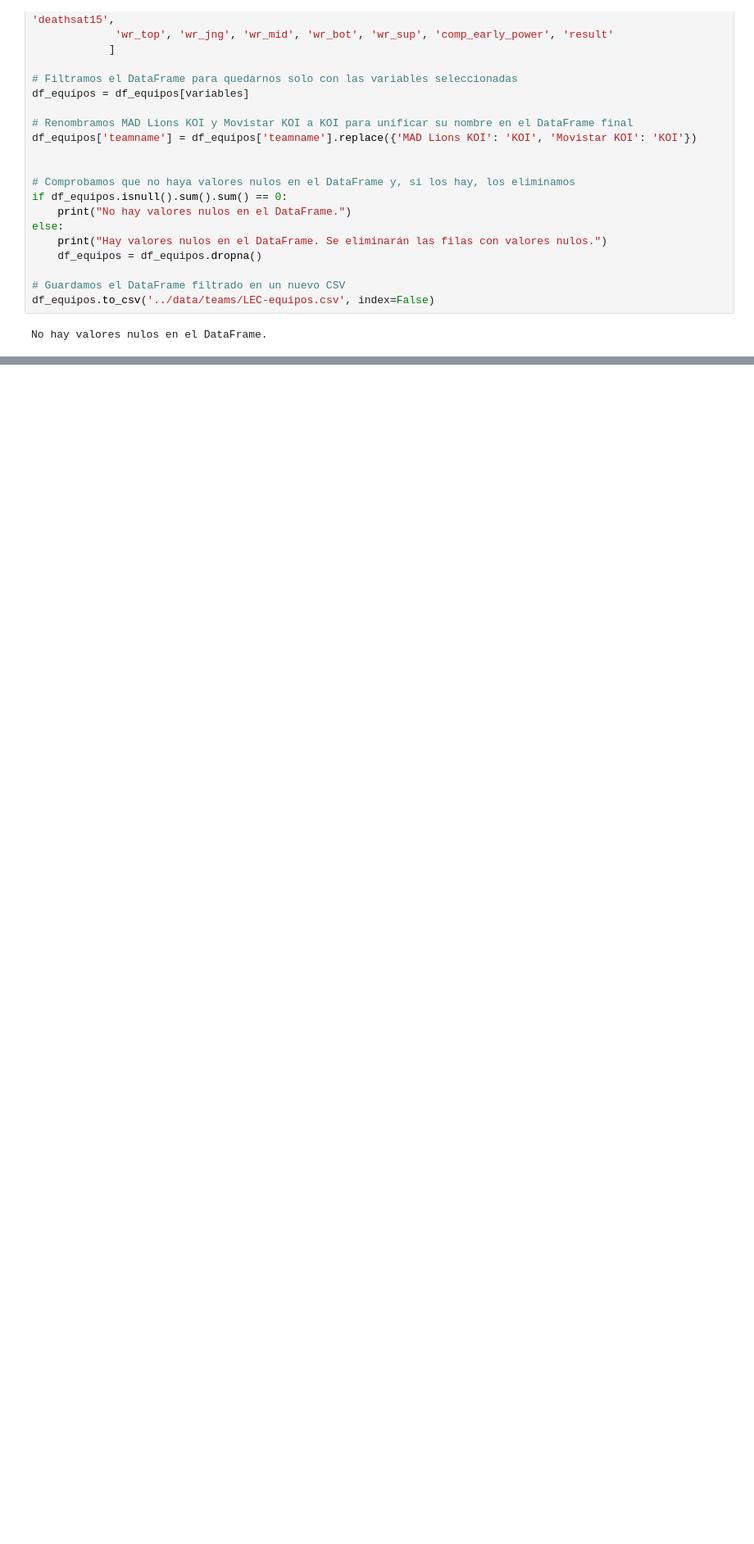
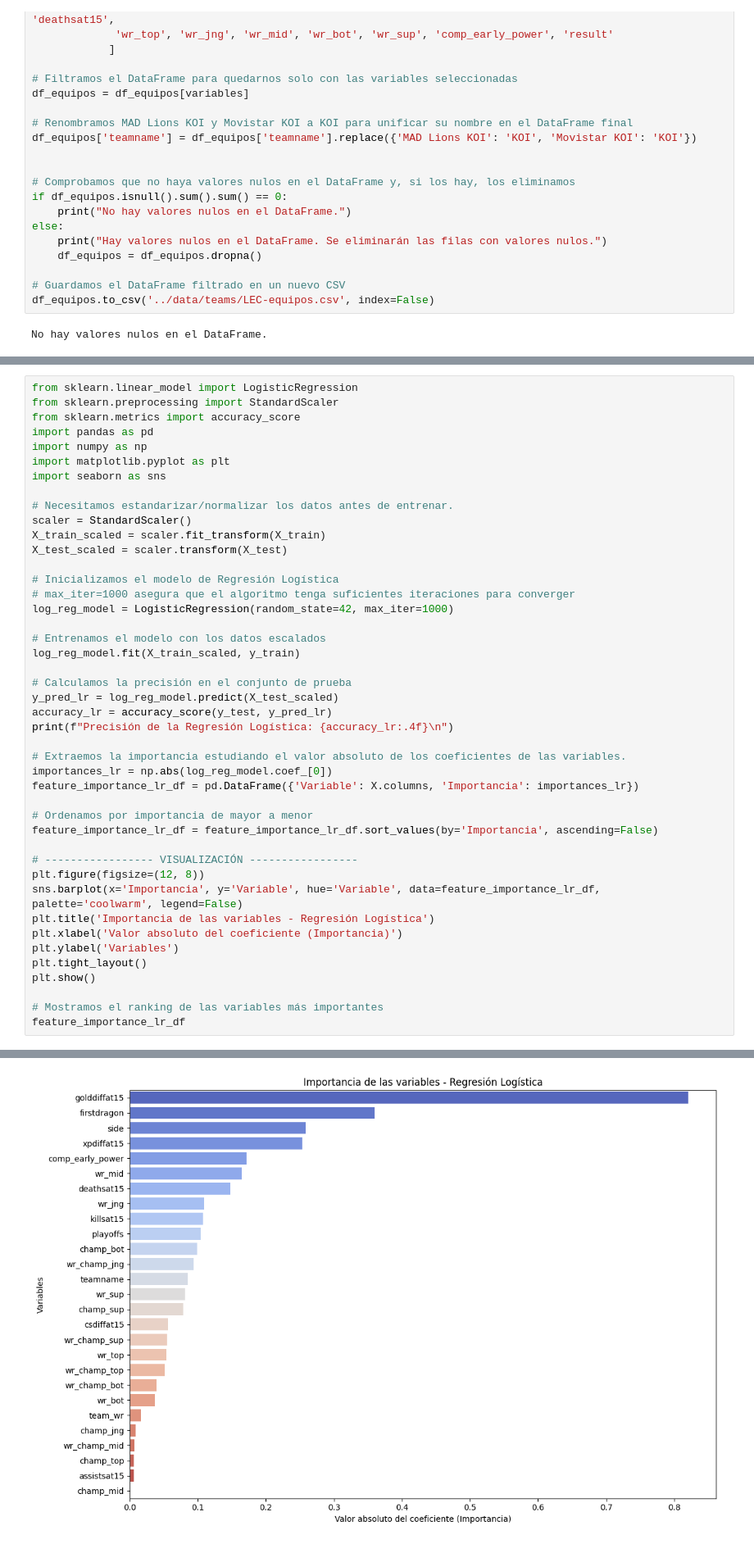
Before and after one commit to JesusGarPer/tfg, a Jupyter notebook: notebooks/01_modelo15.ipynb, the cells around one changed output, grey strips where cells are left out. Shown at 82% size. Drawn from its saved outputs; the diff is of its cells as text; blank space fills up the shorter version.

```diff
--- a/notebooks/01_modelo15.ipynb
+++ b/notebooks/01_modelo15.ipynb
@@ -140,0 +460,45 @@ No hay valores nulos en el DataFrame.
+# %%
+from sklearn.linear_model import LogisticRegression
+from sklearn.preprocessing import StandardScaler
+from sklearn.metrics import accuracy_score
+import pandas as pd
+import numpy as np
+import matplotlib.pyplot as plt
+import seaborn as sns
+
+# Necesitamos estandarizar/normalizar los datos antes de entrenar.
+scaler = StandardScaler()
+X_train_scaled = scaler.fit_transform(X_train)
+X_test_scaled = scaler.transform(X_test)
+
+# Inicializamos el modelo de Regresión Logística
+# max_iter=1000 asegura que el algoritmo tenga suficientes iteraciones para converger
+log_reg_model = LogisticRegression(random_state=42, max_iter=1000)
+
+# Entrenamos el modelo con los datos escalados
+log_reg_model.fit(X_train_scaled, y_train)
+
+# Calculamos la precisión en el conjunto de prueba
+y_pred_lr = log_reg_model.predict(X_test_scaled)
+accuracy_lr = accuracy_score(y_test, y_pred_lr)
+print(f"Precisión de la Regresión Logística: {accuracy_lr:.4f}\n")
+
+# Extraemos la importancia estudiando el valor absoluto de los coeficientes de las variables.
+importances_lr = np.abs(log_reg_model.coef_[0])
+feature_importance_lr_df = pd.DataFrame({'Variable': X.columns, 'Importancia': importances_lr})
+
+# Ordenamos por importancia de mayor a menor
+feature_importance_lr_df = feature_importance_lr_df.sort_values(by='Importancia', ascending=False)
+
+# ----------------- VISUALIZACIÓN -----------------
+plt.figure(figsize=(12, 8))
+sns.barplot(x='Importancia', y='Variable', hue='Variable', data=feature_importance_lr_df, palette='coolwarm', legend=False)
+plt.title('Importancia de las variables - Regresión Logística')
+plt.xlabel('Valor absoluto del coeficiente (Importancia)')
+plt.ylabel('Variables')
+plt.tight_layout()
+plt.show()
+
+# Mostramos el ranking de las variables más importantes
+feature_importance_lr_df
+# %% [output]
@@ -140,0 +506 @@ No hay valores nulos en el DataFrame.
+[figure, added]
```
Also changed, not shown: parts of 13 cells of this notebook.
